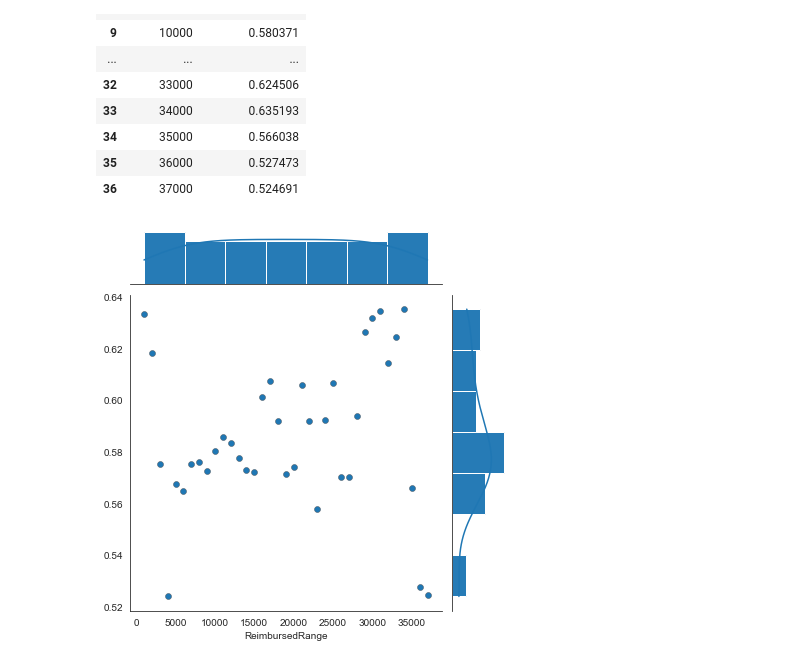
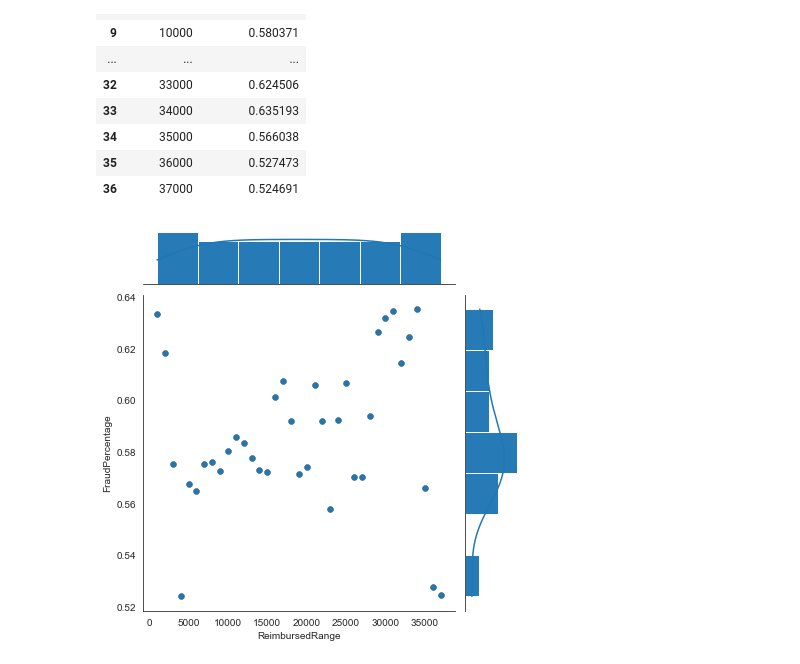
Before and after one commit to wx0373/Medical-fraud, a Jupyter notebook: Fraud%NonFraud/Fraud%NonFraud.ipynb, the cells around one changed output. Saved outputs shown, nothing was run; the diff lists cells and outputs as text; code cells hidden in the pictures.

```diff
--- a/Fraud%NonFraud/Fraud%NonFraud.ipynb
+++ b/Fraud%NonFraud/Fraud%NonFraud.ipynb
@@ -59,11 +59,12 @@ pd_res
 # %%
 
 ax=sns.jointplot(data=pd_res,x='ReimRange',
                        y='FraudPercentage')
 ax.plot(sns.scatterplot, sns.histplot, alpha=.7, edgecolor=".2", linewidth=.5)
 ax.plot_marginals(sns.histplot, kde=True)
-ax.set_axis_labels('ReimbursedRange')
+ax.set_axis_labels(xlabel='ReimbursedRange',ylabel='FraudPercentage')
+
 
 plt.savefig('ReimbursedRange&FraudPercentage')#FraudPercentage=Fraud/(NonFraud+Fraud)
 # %% [output]
-[figure, old version]
+[figure, new version]
```
